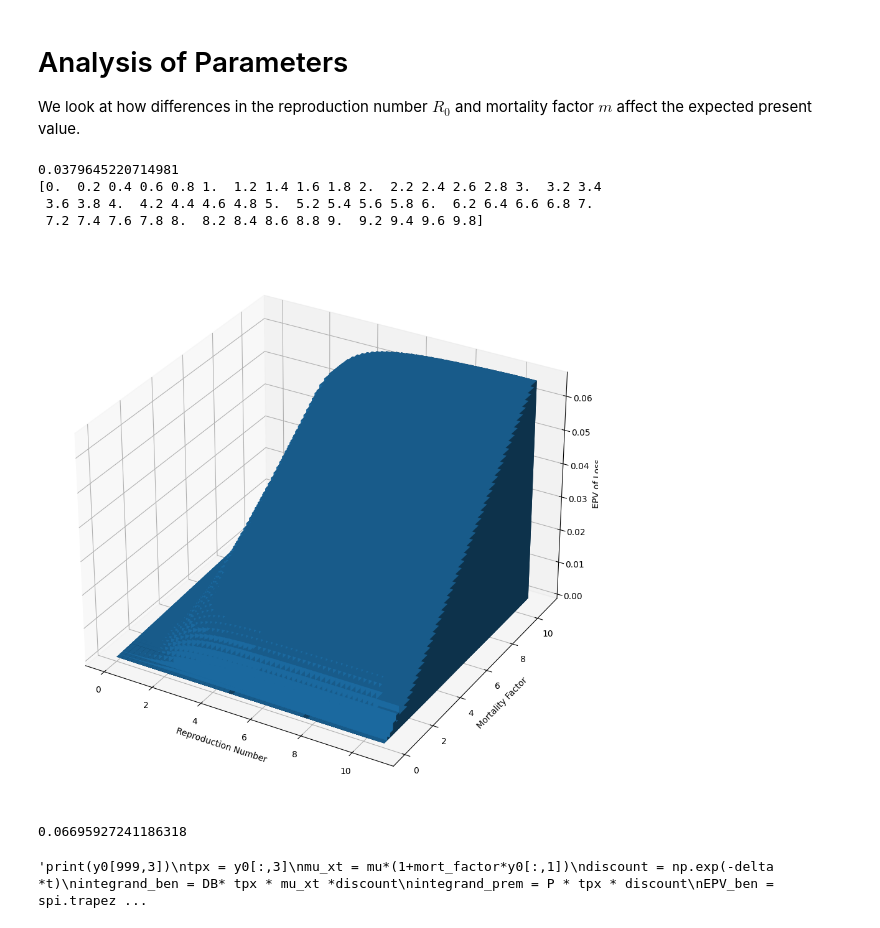
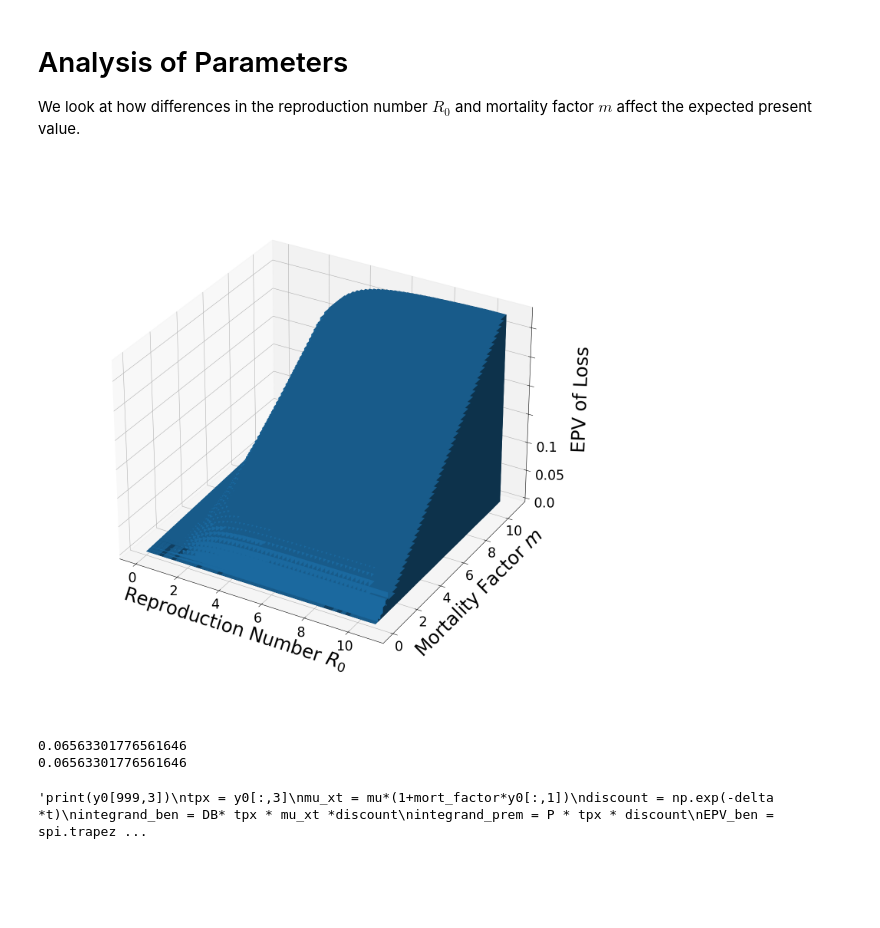
Before and after one commit to aryant2707/math461_unit1_grp5, a Jupyter notebook: callum/Parameter Analysis.ipynb, the cells around one changed output. Cells and saved outputs as stored; diff of their text form; code cells hidden in the pictures; blank space fills up the shorter version.

```diff
--- a/callum/Parameter Analysis.ipynb
+++ b/callum/Parameter Analysis.ipynb
@@ -42,55 +42,69 @@ def find_EPV(r,m,infected = 0.05): #finds the EPV of loss for a given mort facto
   return EPV_ben + EPV_prem
 #making 3d graph of EPV for different R0, mort factors
 granularity = 0.2
-print(find_EPV(4,6))
+#print(find_EPV(4,6))
 _R0_vals = np.arange(0,10,granularity)
-print(_R0_vals)
+#print(_R0_vals)
 _mort_vals = np.arange(0,10,granularity)
 _xx, _yy = np.meshgrid(_R0_vals, _mort_vals)
 
 R0_vals, mort_vals = _xx.ravel(), _yy.ravel()
 
 _top = np.zeros_like(_xx,dtype=float)
 
 for i in range(len(_R0_vals)):
    for j in range(len(_mort_vals)):
       _top[j][i] = find_EPV(_R0_vals[i],_mort_vals[j])
 
 top = _top.ravel()
 
 
 bottom = np.zeros_like(top)
 width = depth = 1
-fig = plt.figure(figsize=(25, 30))
+fig = plt.figure(figsize=(30, 30))
 ax1 = fig.add_subplot(121, projection='3d')
 ax1.bar3d(R0_vals, mort_vals, bottom, width, depth, top, shade=True)
 
-ax1.set_xlabel("Reproduction Number")
-ax1.set_ylabel("Mortality Factor")
-ax1.set_zlabel("EPV of Loss")
+ax1.set_xlabel("Reproduction Number $R_0$",fontsize=35)
+ax1.set_ylabel("Mortality Factor $m$", fontsize=35)
+ax1.set_zlabel("EPV of Loss",fontsize=35)
+ax1.set_box_aspect(aspect=None, zoom=0.85)
+plt.subplots_adjust(bottom=0.04, top=0.05, left=0.04, right=0.05)
+#ax1.set_zticks(ticks,  minor=False)
+ax1.set_zticklabels(ax1.get_zticks(), fontdict={'ha':'left'})
+plt.tick_params(axis='y',labelsize=25)
+plt.tick_params(axis='x',labelsize=25)
+plt.tick_params(axis='z',labelsize=25)
+
+plt.rcParams['xtick.major.pad'] = 4 # Default is usually 4
+plt.rcParams['ytick.major.pad'] = 4
+ax1.xaxis.labelpad = 25
+ax1.yaxis.labelpad = 25
+ax1.zaxis.labelpad = 50
+
+plt.tight_layout()
+plt.savefig("Paramsweep.pdf",bbox_inches='tight')
+
 plt.show()
-
-
-print(find_EPV(10,10))
+#double check working as expected
+print(find_EPV(9.8,9.8))
+print(_top[-1,-1])
 '''print(y0[999,3])
 tpx = y0[:,3]
 mu_xt = mu*(1+mort_factor*y0[:,1])
 discount = np.exp(-delta *t)
 integrand_ben = DB* tpx * mu_xt *discount
 integrand_prem = P * tpx * discount
 EPV_ben = spi.trapezoid(integrand_ben,t)
 EPV_prem = spi.trapezoid(integrand_prem,t)
 print(EPV_ben)
 print(EPV_prem)
 print("Loss of: ", EPV_ben + EPV_prem)'''
 # %% [output]
+[figure, new version]
-0.0379645220714981
-[0.  0.2 0.4 0.6 0.8 1.  1.2 1.4 1.6 1.8 2.  2.2 2.4 2.6 2.8 3.  3.2 3.4
- 3.6 3.8 4.  4.2 4.4 4.6 4.8 5.  5.2 5.4 5.6 5.8 6.  6.2 6.4 6.6 6.8 7.
- 7.2 7.4 7.6 7.8 8.  8.2 8.4 8.6 8.8 9.  9.2 9.4 9.6 9.8]
+0.06563301776561646
+0.06563301776561646
-[figure, old version]
-0.06695927241186318
+'print(y0[999,3])\ntpx = y0[:,3]\nmu_xt = mu*(1+mort_factor*y0[:,1])\ndiscount = np.exp(-delta *t)\nintegrand_ben = DB* tpx * mu_xt *discount\nintegrand_prem = P * tpx * discount\nEPV_ben = spi.trapez ...
-'print(y0[999,3])\ntpx = y0[:,3]\nmu_xt = mu*(1+mort_factor*y0[:,1])\ndiscount = np.exp(-delta *t)\nintegrand_ben = DB* tpx * mu_xt *discount\nintegrand_prem = P * tpx * discount\nEPV_ben = spi.trapez ...
 # %%
 # Affect of R0 for fixed mortality factor
 
```
Also changed, not shown: parts of 2 cells of this notebook, 8 other files.
